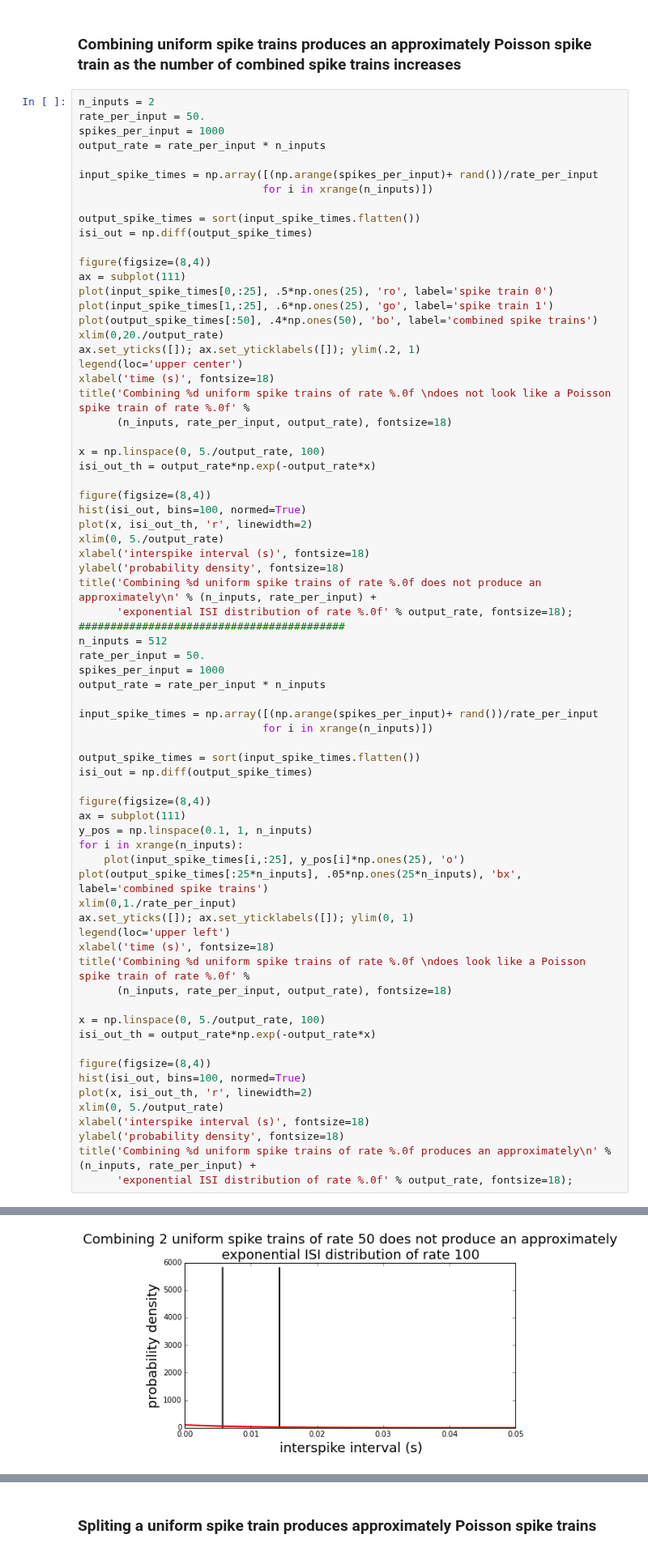
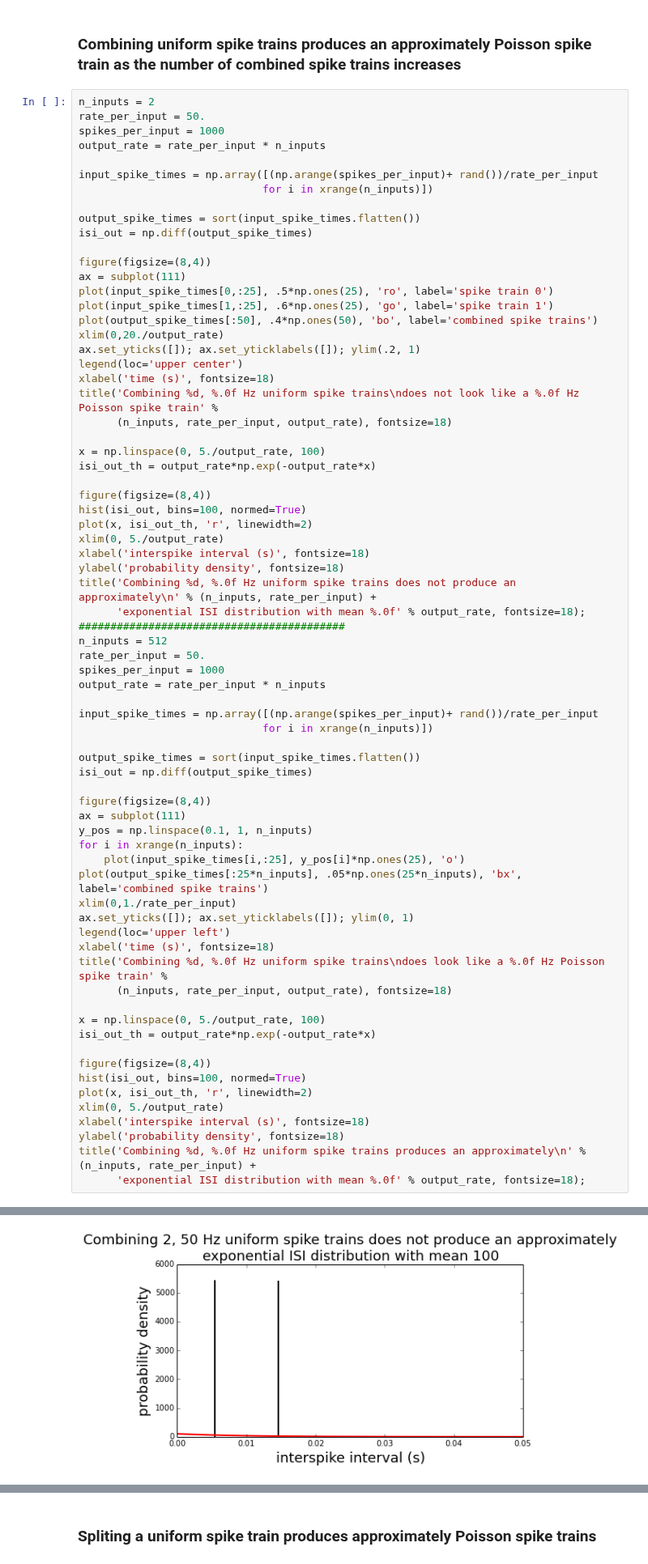
Before and after one commit to samfok/notebooks, a Jupyter notebook: theory/Poisson point processes.ipynb, the cells around one changed output, grey strips where cells are left out. Shown at 81% size. Drawn from its saved outputs; the diff is of its cells as text.

Commit message:
update poisson notebook wording

```diff
--- a/theory/Poisson point processes.ipynb
+++ b/theory/Poisson point processes.ipynb
@@ -151,7 +152,7 @@ xlim(0,20./output_rate)
 ax.set_yticks([]); ax.set_yticklabels([]); ylim(.2, 1)
 legend(loc='upper center')
 xlabel('time (s)', fontsize=18)
-title('Combining %d uniform spike trains of rate %.0f \ndoes not look like a Poisson spike train of rate %.0f' %
+title('Combining %d, %.0f Hz uniform spike trains\ndoes not look like a %.0f Hz Poisson spike train' %
       (n_inputs, rate_per_input, output_rate), fontsize=18)
 
 x = np.linspace(0, 5./output_rate, 100)
@@ -163,8 +164,8 @@ plot(x, isi_out_th, 'r', linewidth=2)
 xlim(0, 5./output_rate)
 xlabel('interspike interval (s)', fontsize=18)
 ylabel('probability density', fontsize=18)
-title('Combining %d uniform spike trains of rate %.0f does not produce an approximately\n' % (n_inputs, rate_per_input) +
-      'exponential ISI distribution of rate %.0f' % output_rate, fontsize=18);
+title('Combining %d, %.0f Hz uniform spike trains does not produce an approximately\n' % (n_inputs, rate_per_input) +
+      'exponential ISI distribution with mean %.0f' % output_rate, fontsize=18);
 ##########################################
 n_inputs = 512
 rate_per_input = 50.
@@ -187,7 +188,7 @@ xlim(0,1./rate_per_input)
 ax.set_yticks([]); ax.set_yticklabels([]); ylim(0, 1)
 legend(loc='upper left')
 xlabel('time (s)', fontsize=18)
-title('Combining %d uniform spike trains of rate %.0f \ndoes look like a Poisson spike train of rate %.0f' %
+title('Combining %d, %.0f Hz uniform spike trains\ndoes look like a %.0f Hz Poisson spike train' %
       (n_inputs, rate_per_input, output_rate), fontsize=18)
 
 x = np.linspace(0, 5./output_rate, 100)
@@ -199,6 +200,6 @@ plot(x, isi_out_th, 'r', linewidth=2)
 xlim(0, 5./output_rate)
 xlabel('interspike interval (s)', fontsize=18)
 ylabel('probability density', fontsize=18)
-title('Combining %d uniform spike trains of rate %.0f produces an approximately\n' % (n_inputs, rate_per_input) +
-      'exponential ISI distribution of rate %.0f' % output_rate, fontsize=18);
+title('Combining %d, %.0f Hz uniform spike trains produces an approximately\n' % (n_inputs, rate_per_input) +
+      'exponential ISI distribution with mean %.0f' % output_rate, fontsize=18);
 # %% [output]
@@ -206 +207 @@ title('Combining %d uniform spike trains of rate %.0f produces an approximately\
-[figure, old version]
+[figure, new version]
```
Also changed, not shown: parts of 9 cells of this notebook.
